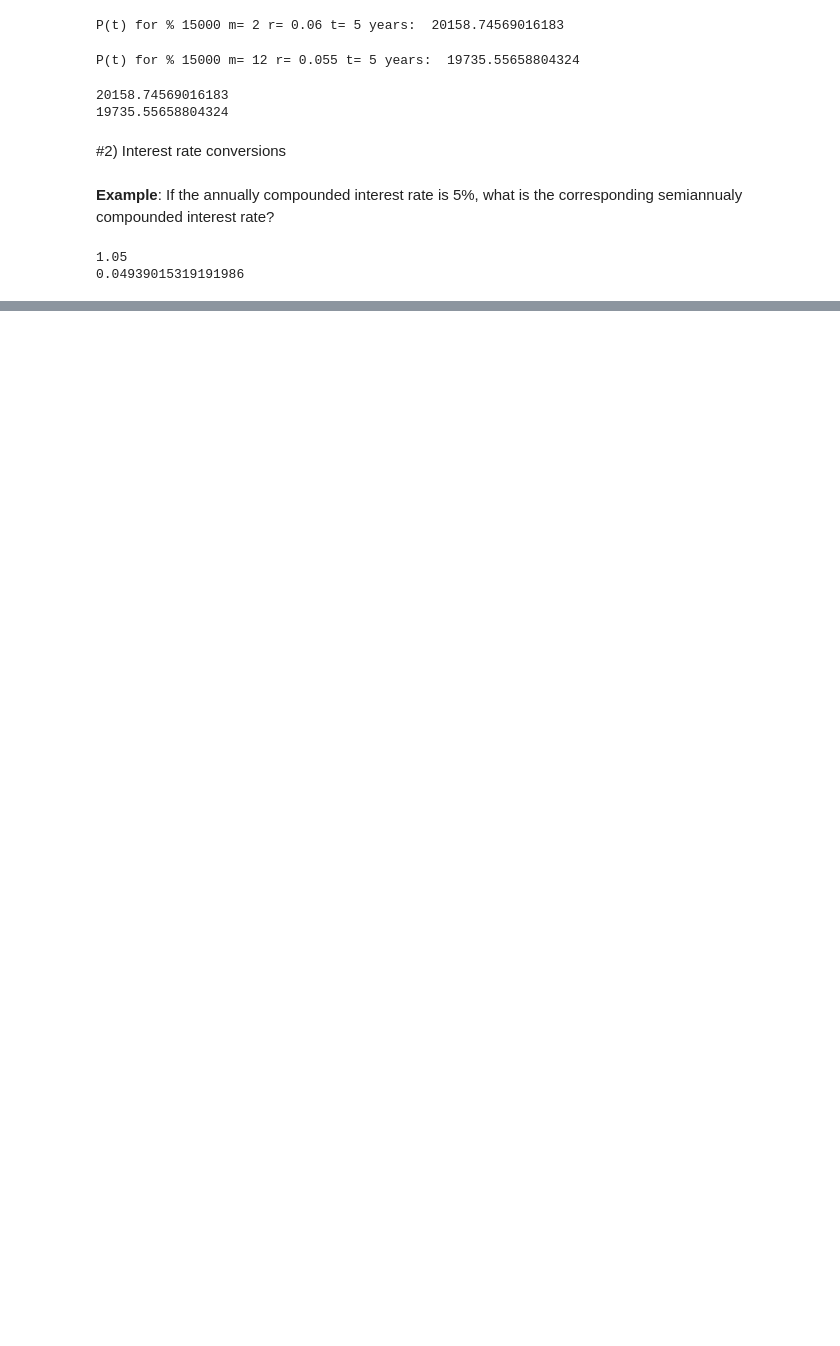
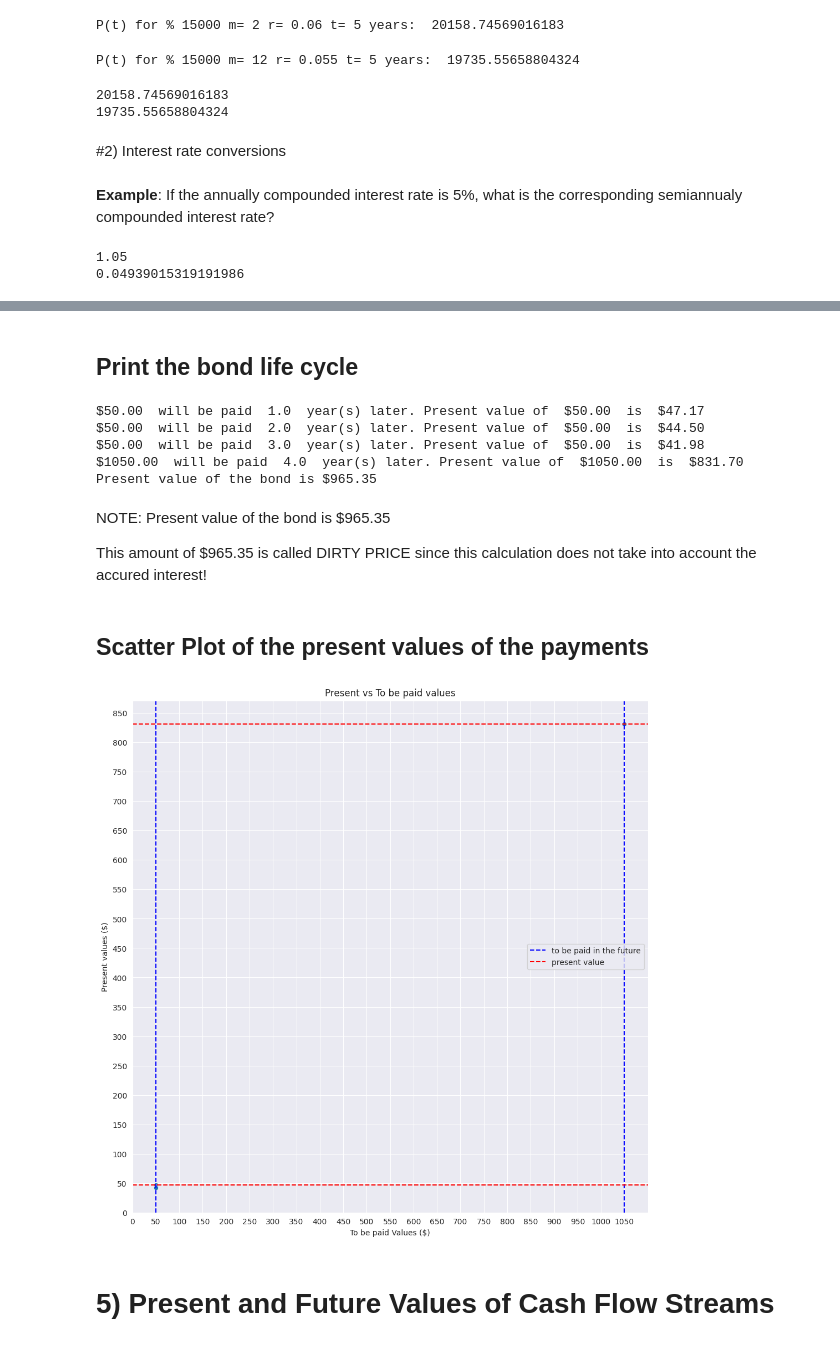
Before and after one commit to horasan/ml, a Jupyter notebook: R_LER_TREASURY_FIXED_INCOME_1.ipynb, the cells around one changed output, grey strips where cells are left out. Drawn from its saved outputs; the diff is of its cells as text; code cells hidden in the pictures; blank space fills up the shorter version.

```diff
--- a/R_LER_TREASURY_FIXED_INCOME_1.ipynb
+++ b/R_LER_TREASURY_FIXED_INCOME_1.ipynb
@@ -94,0 +206,49 @@ print(get_equivalent_rate(P_t_1, 1, 2, 1))
+# %% [markdown]
+## Print the bond life cycle
+# %%
+print_bond_present_value_description(bond_data)
+# %% [output]
+$50.00  will be paid  1.0  year(s) later. Present value of  $50.00  is  $47.17
+$50.00  will be paid  2.0  year(s) later. Present value of  $50.00  is  $44.50
+$50.00  will be paid  3.0  year(s) later. Present value of  $50.00  is  $41.98
+$1050.00  will be paid  4.0  year(s) later. Present value of  $1050.00  is  $831.70
+Present value of the bond is $965.35
+# %% [markdown]
+NOTE: Present value of the bond is $965.35
+
+This amount of $965.35 is called DIRTY PRICE since this calculation does not take into account the accured interest!
+# %% [markdown]
+## Scatter Plot of the present values of the payments
+# %%
+plt.figure(figsize=(12, 12))
+
+# present value vs future value plot
+ax = sns.scatterplot(data=bond_data, x="coupon_value",
+                    y="present_value")
+ax.set_xlim(0, 1100)
+ax.set_xticks(np.arange(start=0, stop=1100, step=50))
+ax.set_yticks(np.arange(start=0, stop=900, step=50))
+
+
+
+ax.axvline(bond_data.iloc[0]["coupon_value"], color="blue", linestyle="--", label="to be paid in the future")
+ax.axvline(bond_data.iloc[3]["coupon_value"], color="blue", linestyle="--")
+
+ax.axhline(bond_data.iloc[0]["present_value"], color="red", linestyle="--", label="present value")
+ax.axhline(bond_data.iloc[3]["present_value"], color="red", linestyle="--")
+
+ax.set(
+    title='Present vs To be paid values',
+    xlabel='To be paid Values ($)',
+    ylabel='Present values ($)'
+    )
+ax.legend(loc="center right")
+
+plt.show()
+
+# TODO: 50 ve 1050' leri x ekseninde nasil isaretleyecegim?
+# TODO: PV(50) ve PV(1050)' leri y ekseninde nasil isaretleyecegim?
+# %% [output]
+[figure, added]
+# %% [markdown]
+# 5) Present and Future Values of Cash Flow Streams
```
Also changed, not shown: parts of 30 cells of this notebook.
